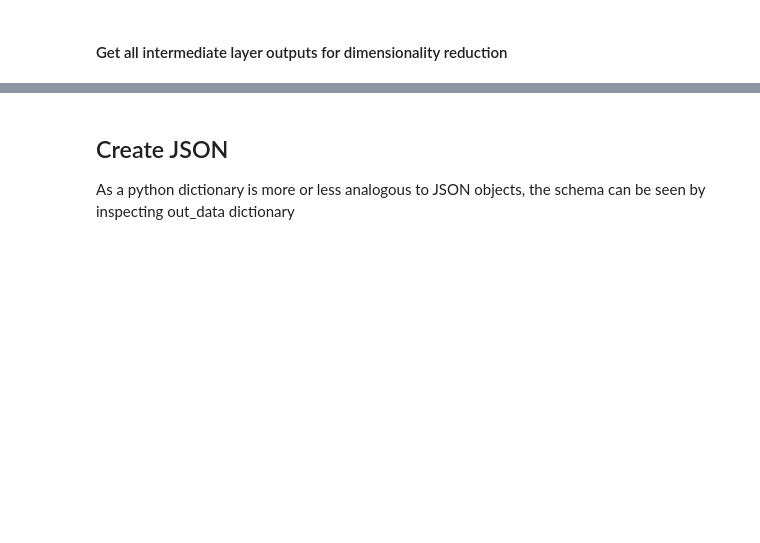
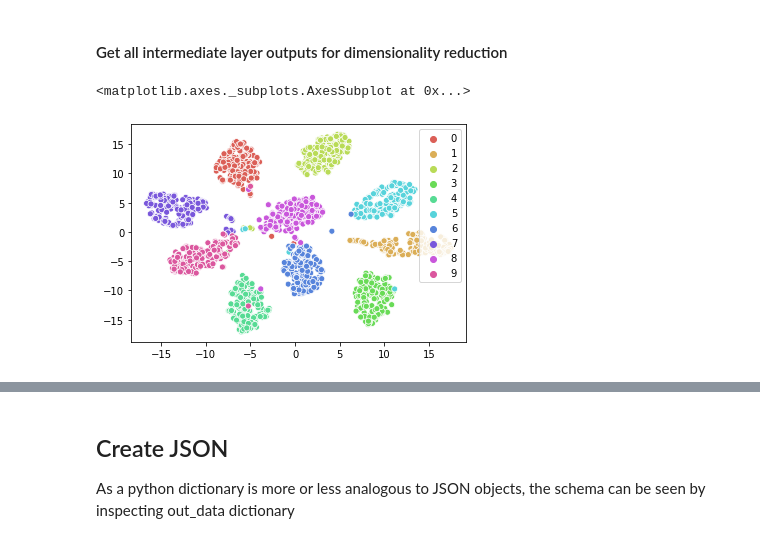
Before and after one commit to prokopCerny/CTU_VIZ_2020, a Jupyter notebook: src/neural_network.ipynb, the cells around one changed output, grey strips where cells are left out. Saved outputs shown, nothing was run; the diff lists cells and outputs as text; code cells hidden in the pictures; blank space fills up the shorter version.

Commit message:
Implemented basic scatterplot funcionality

```diff
--- a/src/neural_network.ipynb
+++ b/src/neural_network.ipynb
@@ -285,3 +285,19 @@ intermediate_all_outputs = Model(inputs=model.input,
 dimred_conv1, dimred_conv2, dimred_fc1, dimred_fc2, dimred_out = intermediate_all_outputs.predict(dimred_imgs)
 dimred_conv1 = dimred_conv1.reshape(dimred_conv1.shape[0], -1)  # flatten along unneeded dimensions
 dimred_conv2 = dimred_conv2.reshape(dimred_conv2.shape[0], -1)
+# %%
+pca = PCA(n_components=50)
+pca_res = pca.fit_transform(dimred_conv1)
+
+tsne = TSNE(n_components=2, verbose=0, perplexity=40, n_iter=300)
+tsne_res = tsne.fit_transform(dimred_fc2)
+# %%
+plt.figure()
+sns.scatterplot(tsne_res[:, 0],
+                tsne_res[:, 1],
+                hue=dimred_true_labels,
+                palette=sns.color_palette("hls", 10),
+                legend="full")
+# %% [output]
+<matplotlib.axes._subplots.AxesSubplot at 0x...>
+[figure, added]
```
Also changed, not shown: parts of 7 cells of this notebook, 1 other file.
